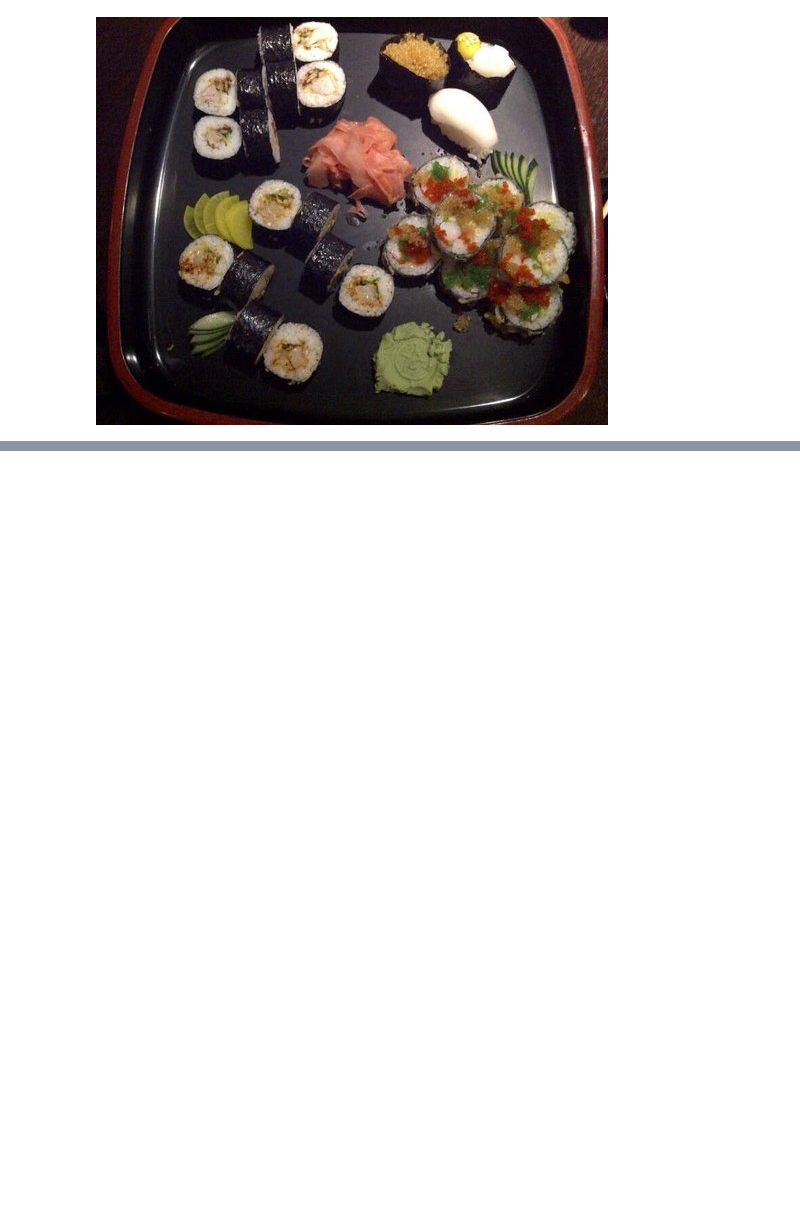
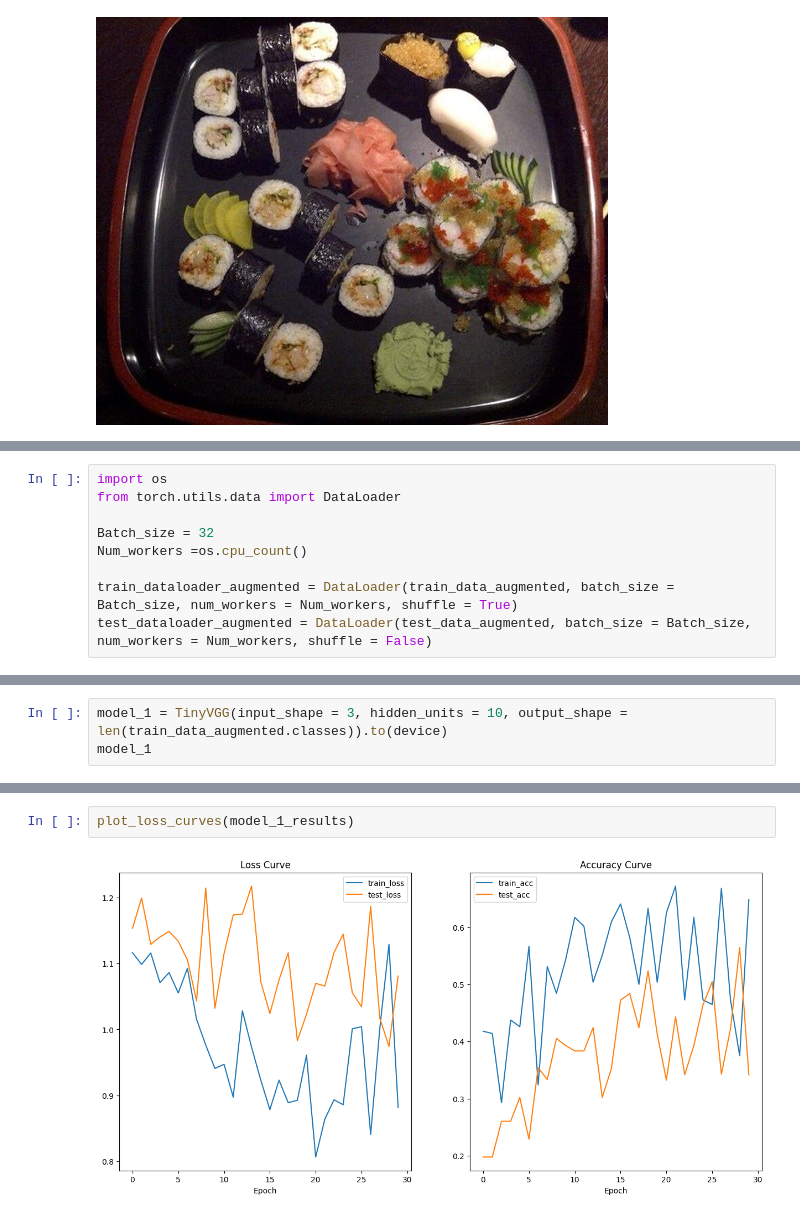
Before and after one commit to Sanket1281/DEEP-LEARNING, a Jupyter notebook: Data-Augmentation.ipynb, the cells around one changed output, grey strips where cells are left out. Cells and saved outputs as stored; diff of their text form; blank space fills up the shorter version.

```diff
--- a/Data-Augmentation.ipynb
+++ b/Data-Augmentation.ipynb
@@ -70,0 +295,9 @@ Image width : 512
+# %%
+import os
+from torch.utils.data import DataLoader
+
+Batch_size = 32
+Num_workers =os.cpu_count()
+
+train_dataloader_augmented = DataLoader(train_data_augmented, batch_size = Batch_size, num_workers = Num_workers, shuffle = True)
+test_dataloader_augmented = DataLoader(test_data_augmented, batch_size = Batch_size, num_workers = Num_workers, shuffle = False)
@@ -70,0 +306,3 @@ Image width : 512
+# %%
+model_1 = TinyVGG(input_shape = 3, hidden_units = 10, output_shape = len(train_data_augmented.classes)).to(device)
+model_1
@@ -70,0 +421,4 @@ Image width : 512
+# %%
+plot_loss_curves(model_1_results)
+# %% [output]
+[figure, added]
```
Also changed, not shown: parts of 36 cells of this notebook, 1 other file.
